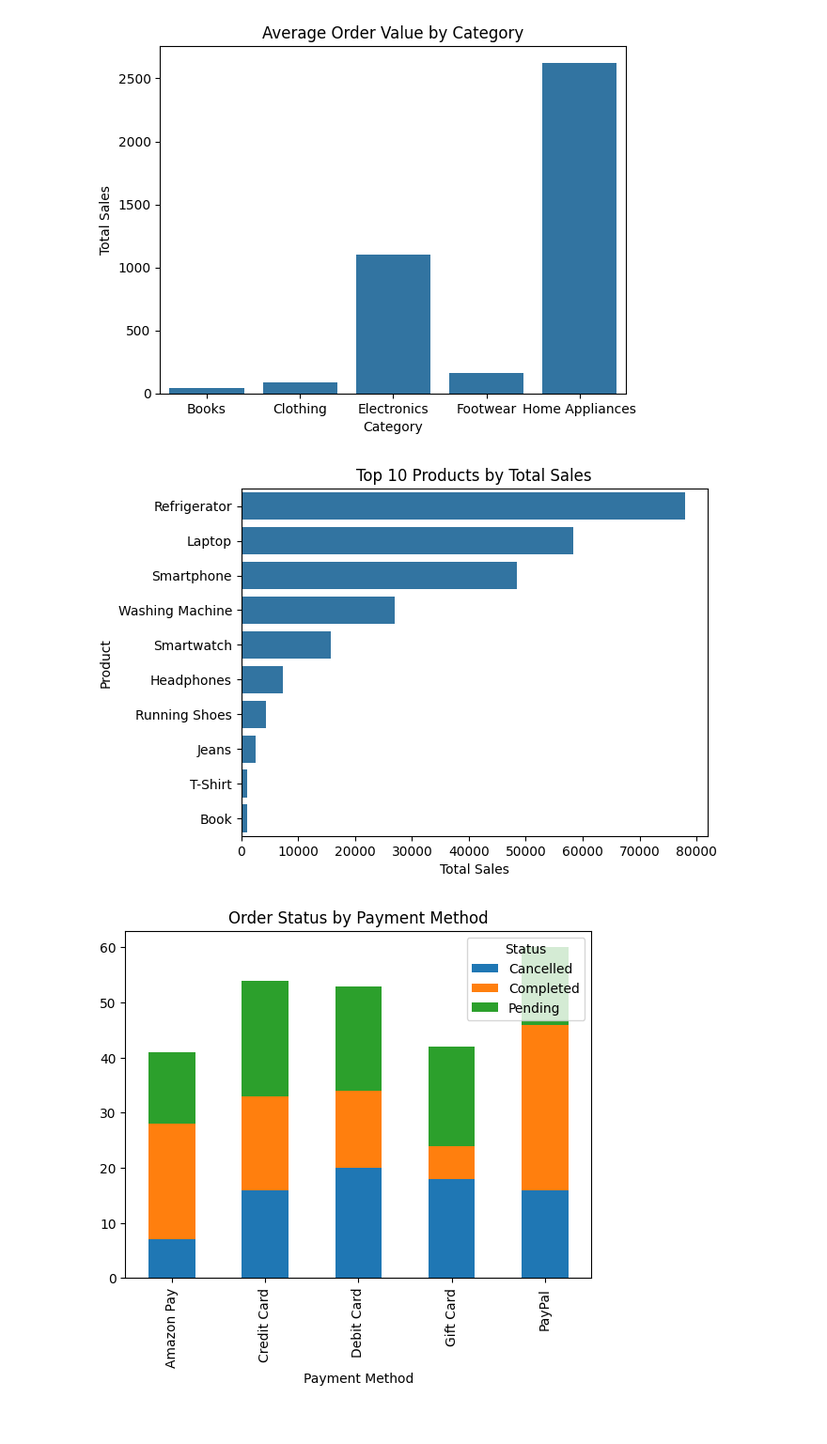
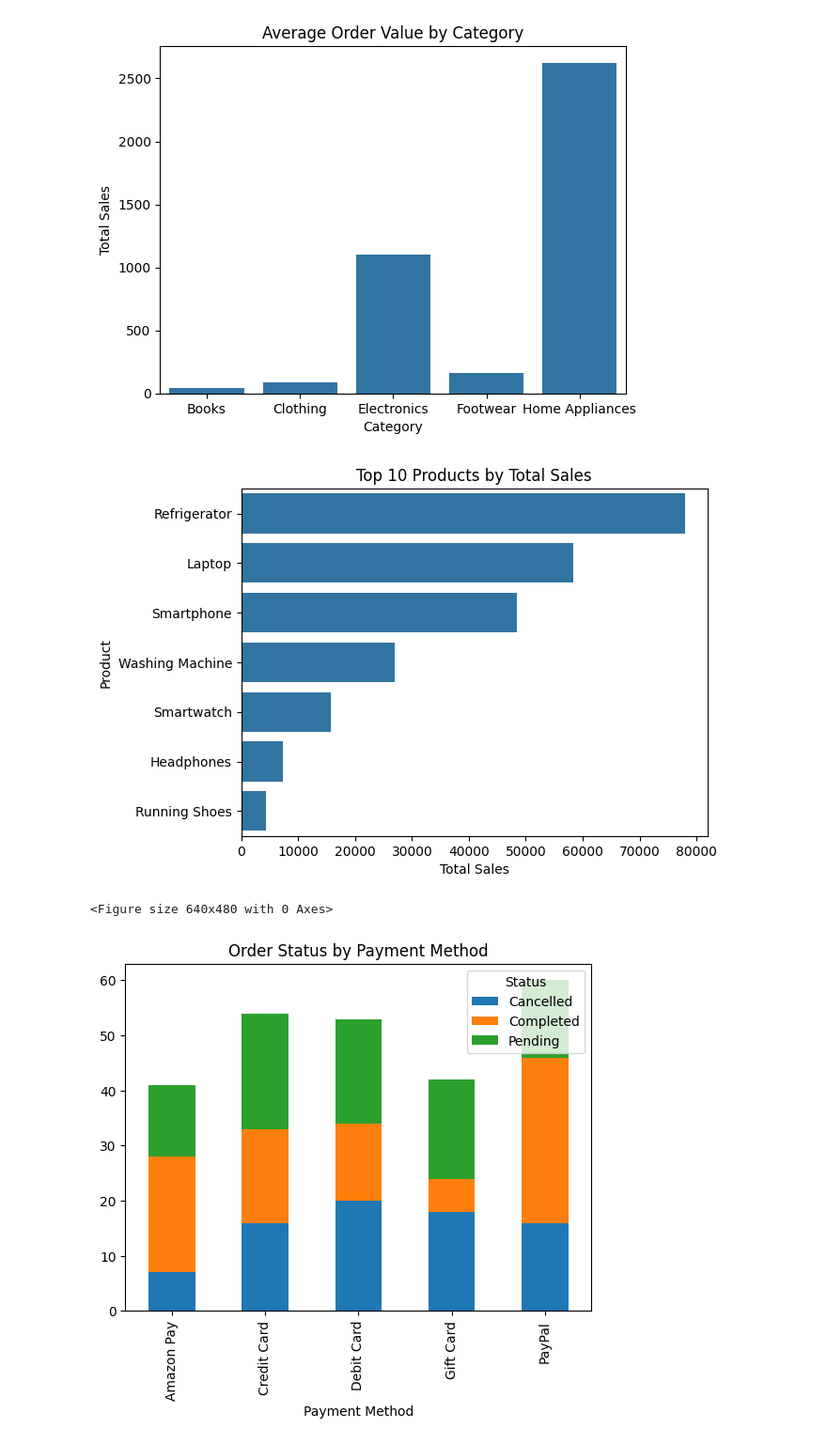
Before and after one commit to Zaid0317/Data-Analyst-Using-Python, a Jupyter notebook: amazon.ipynb, the cells around one changed output. Shown at 94% size. Saved outputs shown, nothing was run; the diff lists cells and outputs as text; code cells hidden in the pictures.

```diff
--- a/amazon.ipynb
+++ b/amazon.ipynb
@@ -224,12 +223,15 @@ plt.show()
 # %%
 monthly = df.groupby('Month').agg({'Total Sales':'sum', 'Order ID':'count'}).reset_index()
 # %%
-top_products = df.groupby('Product')['Total Sales'].sum().nlargest(10).reset_index()
+top_products = df.groupby('Product')['Total Sales'].sum().nlargest(7).reset_index()
 sns.barplot(data=top_products, x='Total Sales', y='Product')
 plt.title('Top 10 Products by Total Sales')
 plt.show()
+# to fit the layout
+plt.tight_layout()
 # %% [output]
-[figure, old version]
+[figure, new version]
+<Figure size 640x480 with 0 Axes>
 # %%
 status_payment = df.groupby(['Payment Method','Status']).size().unstack()
 status_payment.plot(kind='bar', stacked=True)
```
Also changed, not shown: parts of 8 cells of this notebook, 6 other files.
